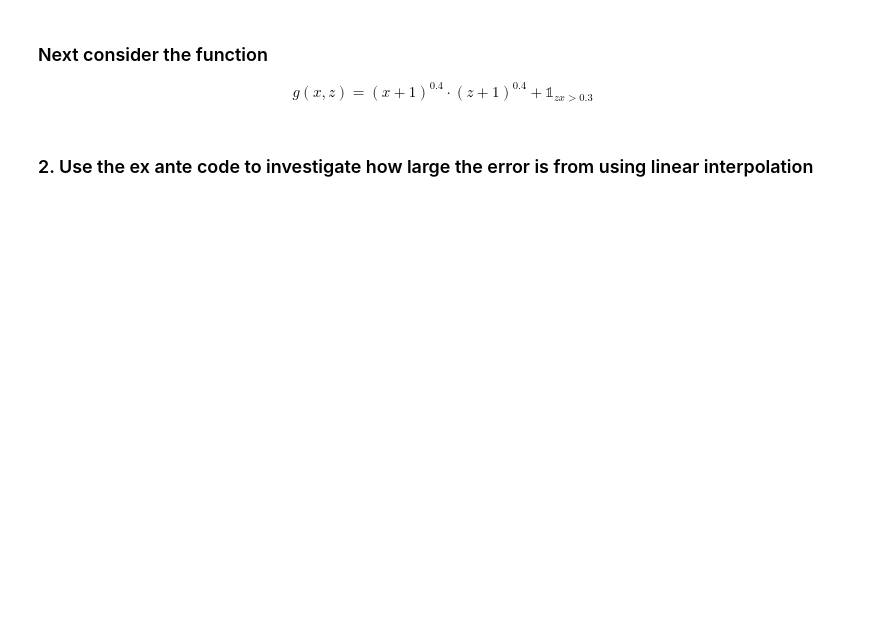
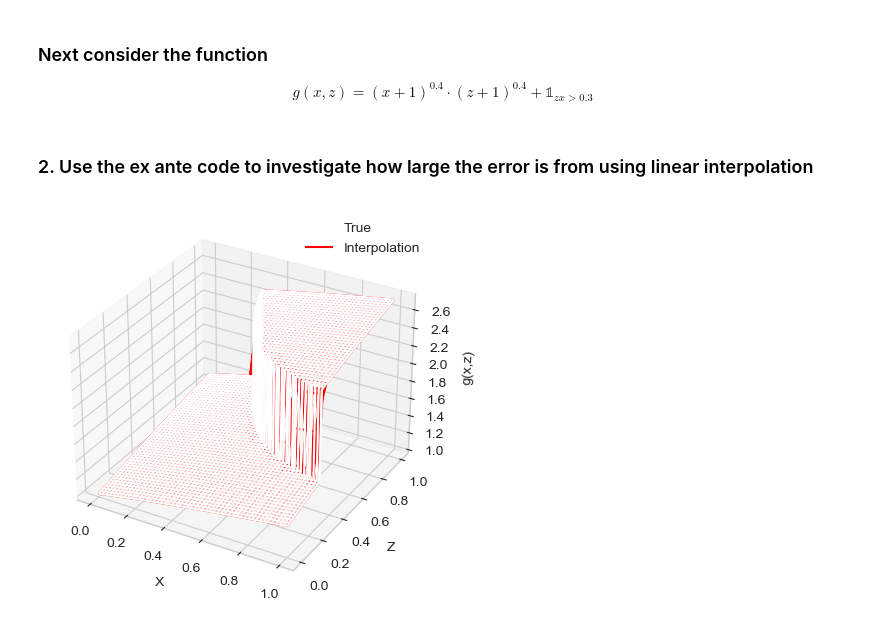
Before and after one commit to juliekrabek123/dp_ucph_new_new, a Jupyter notebook: 1_theory_tools/exercises/ex_ante/08_function_approx.ipynb, the cells around one changed output. Cells and saved outputs as stored; diff of their text form; code cells hidden in the pictures; blank space fills up the shorter version.

```diff
--- a/1_theory_tools/exercises/ex_ante/08_function_approx.ipynb
+++ b/1_theory_tools/exercises/ex_ante/08_function_approx.ipynb
@@ -144,37 +163,39 @@ N_true = 500
 x_true = np.linspace(0,1,N_true)
 z_true = np.linspace(0,1,N_true)
 x_true_mat, z_true_mat = np.meshgrid(x_true,z_true)
-g_true = g(?) # Fill in
+g_true = g(x_true_mat, z_true_mat) # Fill in
 
 # Known values
 N_known = 20
 x_known = np.linspace(0,1,N_known)
 z_known = np.linspace(0,1,N_known)
 x_known_mat, z_known_mat = np.meshgrid(x_known,z_known)
-g_known = g(?) #Fill in
+g_known = g(x_known_mat, z_known_mat) #Fill in
 
 # Linear interpolation
-g_func_interp = interpolate.interp2d(?)  #Fill in
+g_func_interp = interpolate.interp2d(x_known,z_known,g_known)  #Fill in
 
 g_linear_interp = g_func_interp(x_true,z_true)
 # %%
 # Plot the figure
 from mpl_toolkits.mplot3d import Axes3D
 from matplotlib import cm
 from matplotlib.ticker import LinearLocator, FormatStrFormatter
 
 fig = plt.figure(figsize=(10,5))
 ax = fig.add_subplot(1,1,1,projection='3d')
 
 # Plot the surface.
-ax.plot_wireframe(x_true_mat, z_true_mat, g_true, color='black')
+ax.plot_wireframe(x_true_mat, z_true_mat, g_true, color='white')
 ax.plot_wireframe(x_true_mat, z_true_mat, g_linear_interp, color='red')
 ax.set_xlabel(f'X')
 ax.set_ylabel(f'Z')
 ax.set_zlabel(f'g(x,z)')
 plt.legend(('True','Interpolation'))
 
 plt.show()
+# %% [output]
+[figure, added]
 # %%
 # Plot the interpolation error
 fig = plt.figure(figsize=(10,5))
```
Also changed, not shown: parts of 5 cells of this notebook, 2 other files.
